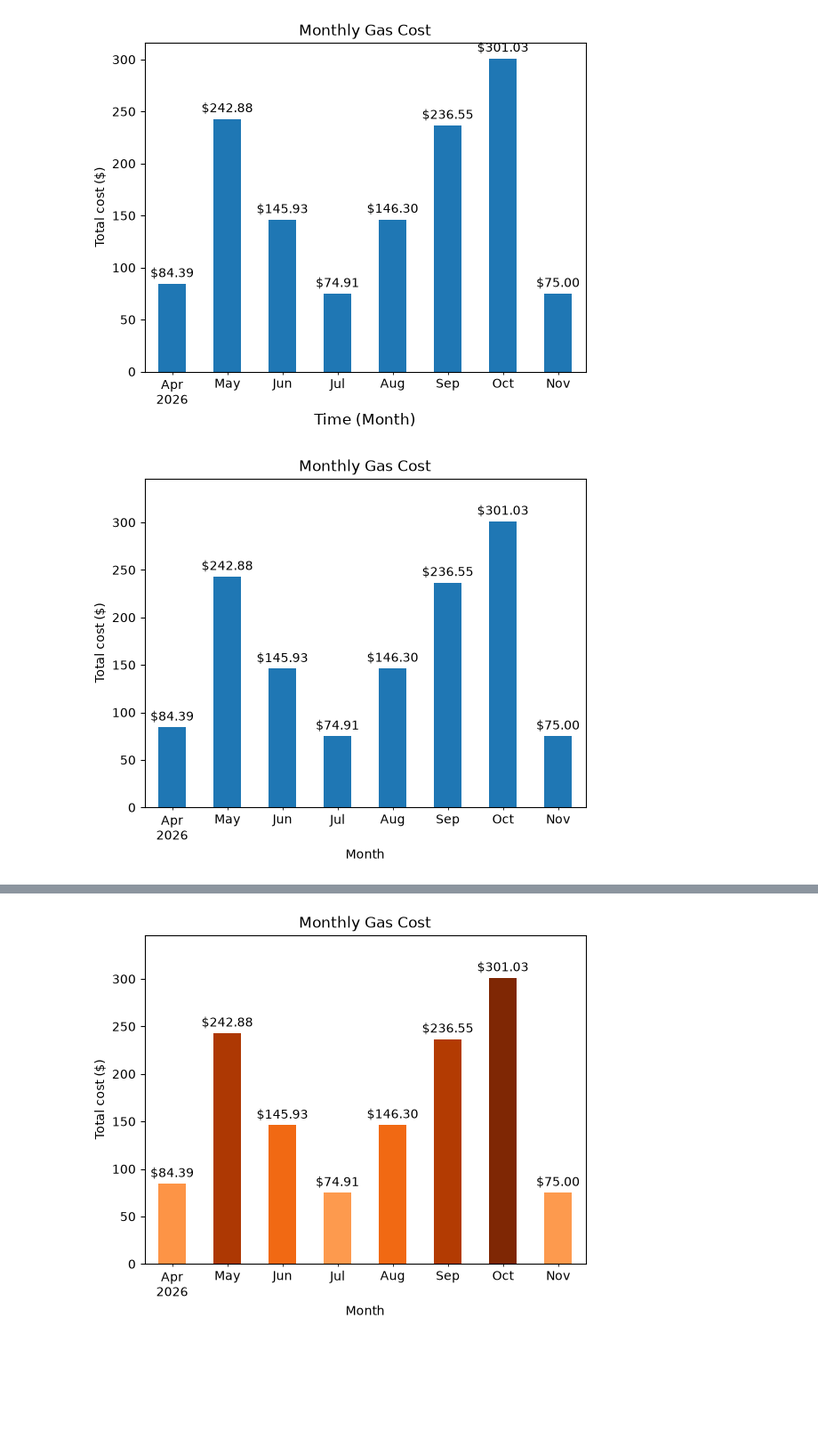
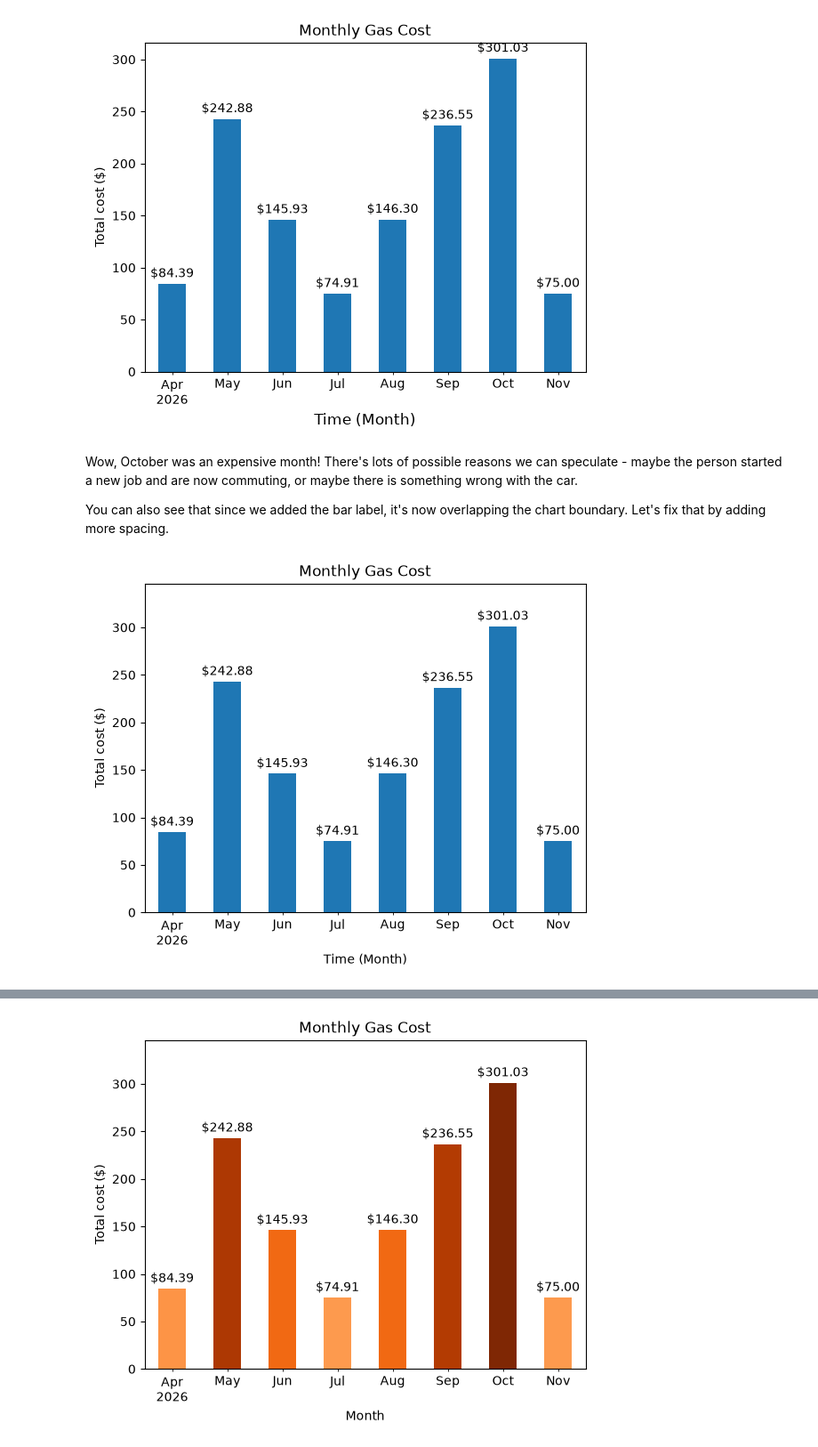
Before and after one commit to ecc-data-science-club/Python-Data-Exploration, a Jupyter notebook: Notebooks/analysis_total_cost.ipynb, the cells around one changed output, grey strips where cells are left out. Shown at 89% size. Cells and saved outputs as stored; diff of their text form; code cells hidden in the pictures; blank space fills up the shorter version.

```diff
--- a/Notebooks/analysis_total_cost.ipynb
+++ b/Notebooks/analysis_total_cost.ipynb
@@ -15,5 +17,6 @@ import matplotlib.pyplot as plt
 # %%
 # You need to import the new csv to this file as the files are not connected.
 # This then assigns the path of that csv to a dataframe, which is a pandas table
-"""df = pd.read_csv('../parent_folder/dataset.csv')"""
+"""df = pd.read_csv('../parent_folder/csv_name.csv')"""
 # TODO
+df = pd.read_csv('../Data/gas_mpg.csv')
@@ -112,24 +113,21 @@ ax.set_xlabel("Time (Month)", fontsize=12)
 plt.show()
 # %% [output]
 [figure]
+# %% [markdown]
+Wow, October was an expensive month! There's lots of possible reasons we can speculate - maybe the person started a new job and are now commuting, or maybe there is something wrong with the car.
+
+You can also see that since we added the bar label, it's now overlapping the chart boundary. Let's fix that by adding more spacing.
 # %%
-# Wow, October was an expensive month!
-
-# You can see that since we added the bar label, it's now overlapping the chart boundary.
-
-# I've copy and pasted your previous code
-# TODO Do not forget to change 'grouped_table' name to your table name
-ax = grouped_table.plot(kind='bar', xlabel='Month', ylabel='Total cost ($)',
+ax = grouped_table.plot(kind='bar', xlabel='Time (Month)', ylabel='Total cost ($)',
                   title='Monthly Gas Cost')
-
 ax.bar_label(ax.containers[0], fmt='$%.2f', padding=3)
 
-
-# Let's fix that spacing by increasing the y-axis limit by 15%
-'''ax.set_ylim(top=grouped_table.max() * 1.15)'''
+# Let's fix that spacing by increasing the y-axis upper limit to 15%
+# This line sets the upper limit 'top' to 10%
+'''ax.set_ylim(top=grouped_table.max() * 1.10)'''
 # TODO
 
 
 plt.show()
 # %% [output]
-[figure, old version]
+[figure, new version]
```
Also changed, not shown: parts of 21 cells of this notebook, 5 other files.
